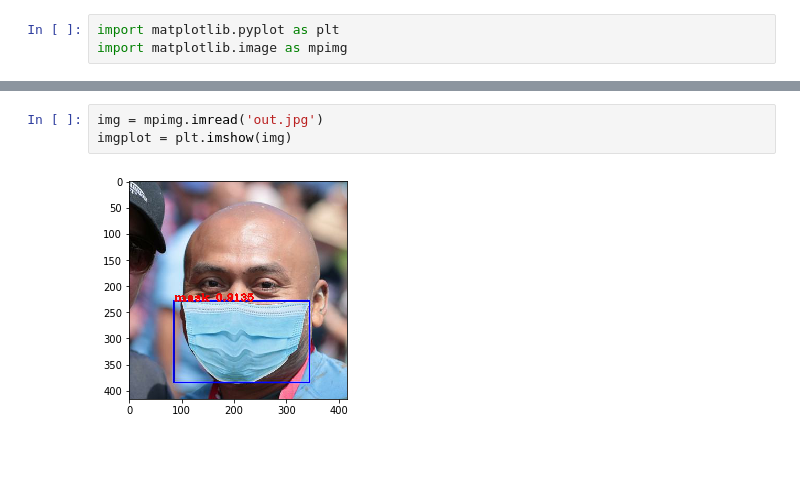
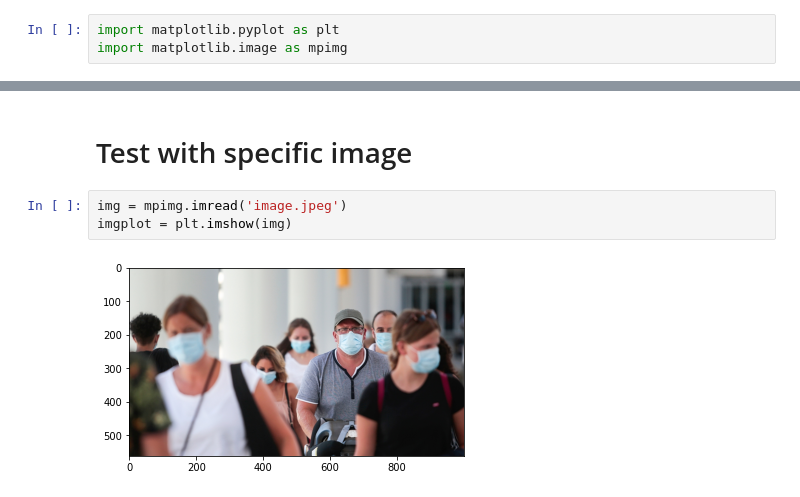
Before and after one commit to ojimenezc/mask-detection, a Jupyter notebook: Predict.ipynb, the cells around one changed output, grey strips where cells are left out. Drawn from its saved outputs; the diff is of its cells as text; blank space fills up the shorter version.

Commit message:
Updated notebook to test the model.

```diff
--- a/Predict.ipynb
+++ b/Predict.ipynb
@@ -46,5 +32,7 @@ I0126 02:38:03.776463 139791306078016 detect.py:66] output saved to: out.jpg
+# %% [markdown]
+# Test with specific image
 # %%
-img = mpimg.imread('out.jpg')
+img = mpimg.imread('image.jpeg')
 imgplot = plt.imshow(img)
 # %% [output]
-[figure, old version]
+[figure, new version]
```
Also changed, not shown: parts of 7 cells of this notebook, 5 other files.
